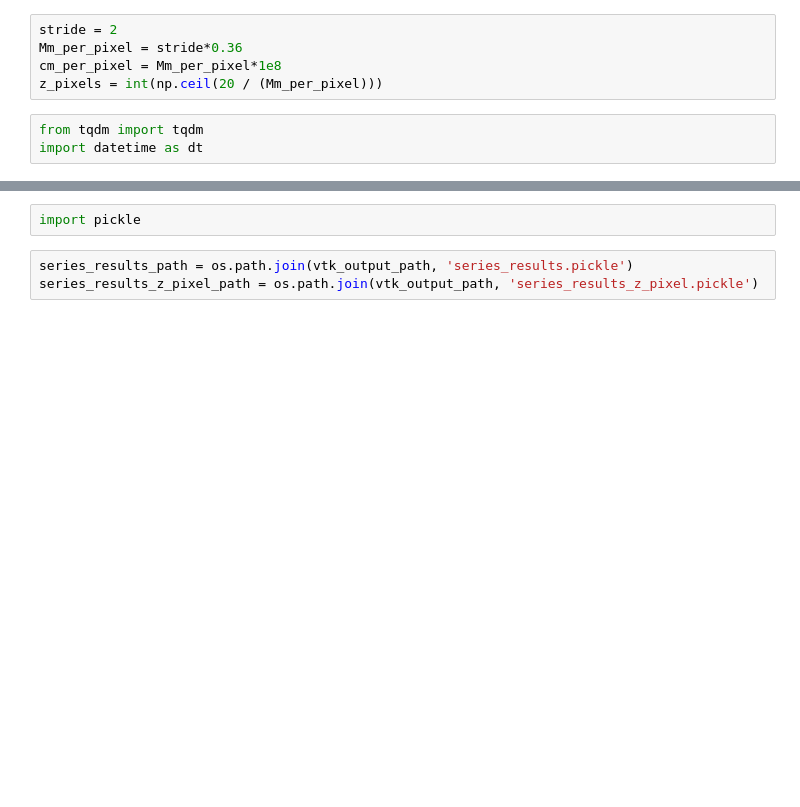
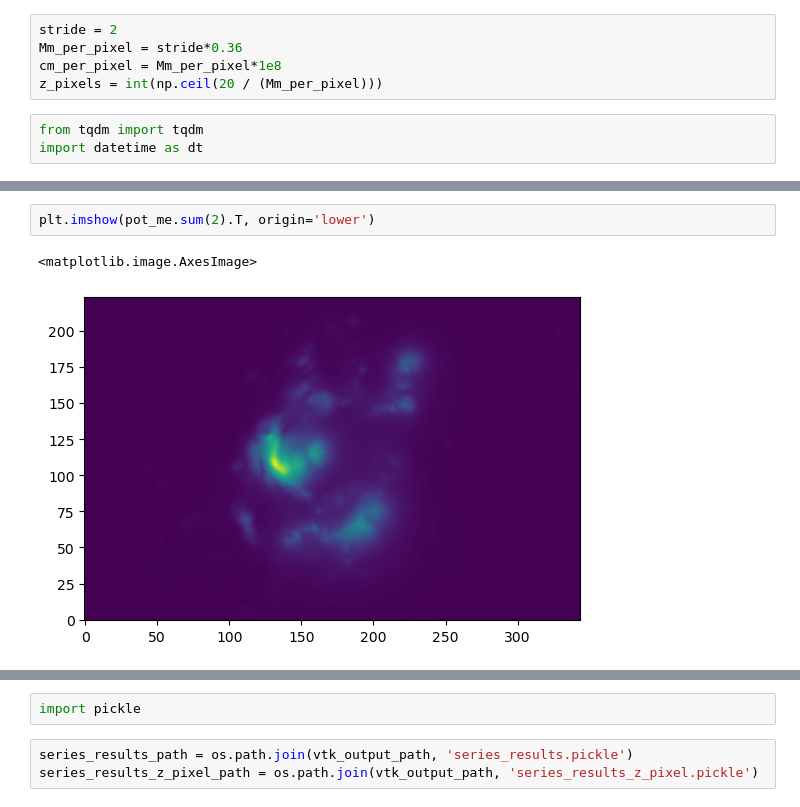
Before and after one commit to mgjeon/2023_zpinn, a Jupyter notebook: nbs/29_SPINN_series_viz.ipynb, the cells around one changed output, grey strips where cells are left out. Drawn from its saved outputs; the diff is of its cells as text; blank space fills up the shorter version.

```diff
--- a/nbs/29_SPINN_series_viz.ipynb
+++ b/nbs/29_SPINN_series_viz.ipynb
@@ -147,0 +178,5 @@ import datetime as dt
+# %%
+plt.imshow(pot_me.sum(2).T, origin='lower')
+# %% [output]
+<matplotlib.image.AxesImage>
+[figure, added]
```
Also changed, not shown: parts of 12 cells of this notebook, 7 other files.
